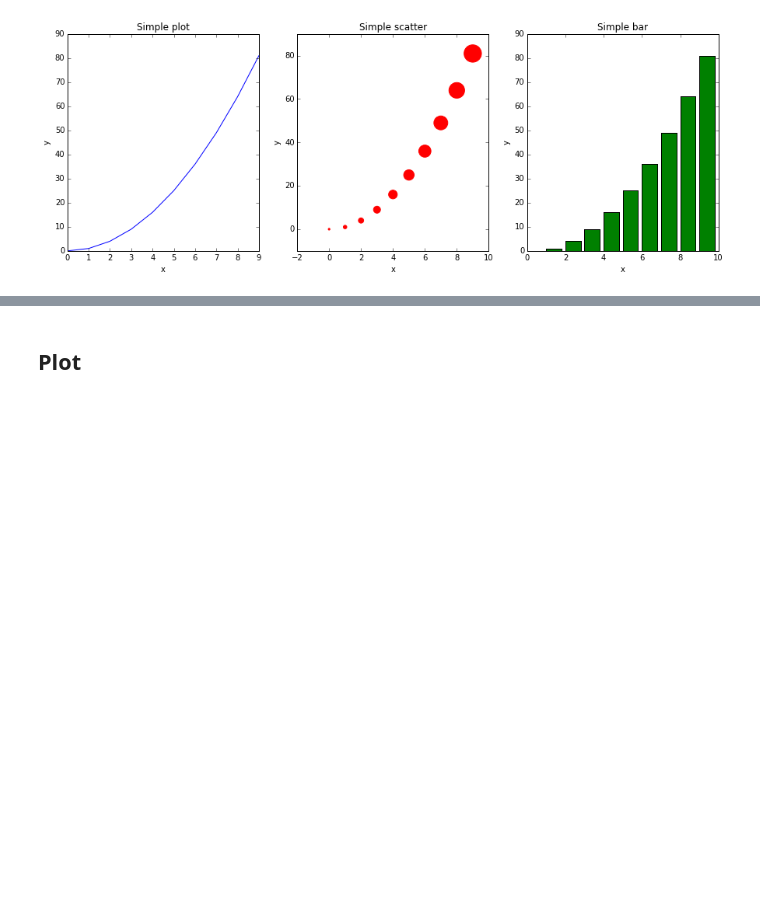
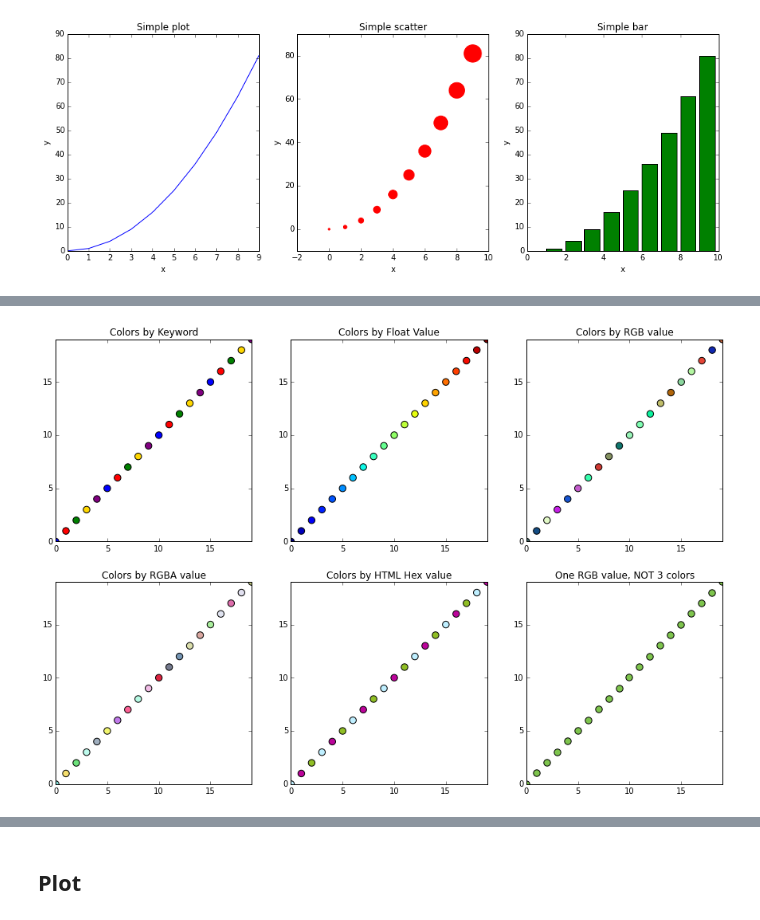
Before and after one commit to mmathioudakis/matplotlib_plot_examples, a Jupyter notebook: little_matplotlib_cookbook.ipynb, the cells around one changed output, grey strips where cells are left out. Cells and saved outputs as stored; diff of their text form; code cells hidden in the pictures; blank space fills up the shorter version.

```diff
--- a/little_matplotlib_cookbook.ipynb
+++ b/little_matplotlib_cookbook.ipynb
@@ -40,0 +115,40 @@ _tmp_2 = ax[2].bar(x, y, color = "green")
+# %%
+# data
+N = 20
+x = range(N)
+y = x
+
+
+# plotting
+fig, ax = plt.subplots(2,3, figsize = (15,10))
+
+ax[0,0].set(title = "Colors by Keyword", xlim = (min(x), max(x)), ylim = (min(y), max(y)))
+colors_kwd = ['blue', 'red', 'green', 'gold', 'purple']
+_tmp_0 = ax[0,0].scatter(x, y, c = colors_kwd, s = 70)
+
+ax[0,1].set(title = "Colors by Float Value", xlim = (min(x), max(x)), ylim = (min(y), max(y)))
+colors_float = sorted(np.linspace(0, N, N))
+# NOTE This would not work:
+# colors_float = np.random.rand(5)
+# When colors are defined as arrays of floats, the length of the array needs to be equal to
+# the length N of the data -- except when it's 3 != N or 4 != N, in which case it is interpreted
+# as one RGB or RGBA value. See also next example.
+_tmp_1 = ax[0,1].scatter(x, y, c = colors_float, s = 70)
+
+ax[0,2].set(title = "Colors by RGB value", xlim = (min(x), max(x)), ylim = (min(y), max(y)))
+colors_rgb_tuples = np.random.rand(N, 3)
+_tmp_2 = ax[0,2].scatter(x, y, c = colors_rgb_tuples, s = 70)
+
+ax[1,0].set(title = "Colors by RGBA value", xlim = (min(x), max(x)), ylim = (min(y), max(y)))
+colors_rgba_tuples = np.random.rand(N, 4)
+_tmp_3 = ax[1,0].scatter(x, y, c = colors_rgba_tuples, s = 70)
+
+ax[1,1].set(title = "Colors by HTML Hex value", xlim = (min(x), max(x)), ylim = (min(y), max(y)))
+colors_html_hex = ['#bfefff', '#bb049a', '#90be25']
+_tmp_4 = ax[1,1].scatter(x, y, c = colors_html_hex, s = 70)
+
+ax[1,2].set(title = "One RGB value, NOT 3 colors", xlim = (min(x), max(x)), ylim = (min(y), max(y)))
+one_rgb = np.random.rand(3)
+_tmp_5 = ax[1,2].scatter(x, y, c = one_rgb, s = 70)
+# %% [output]
+[figure, added]
```
Also changed, not shown: parts of 15 cells of this notebook.
